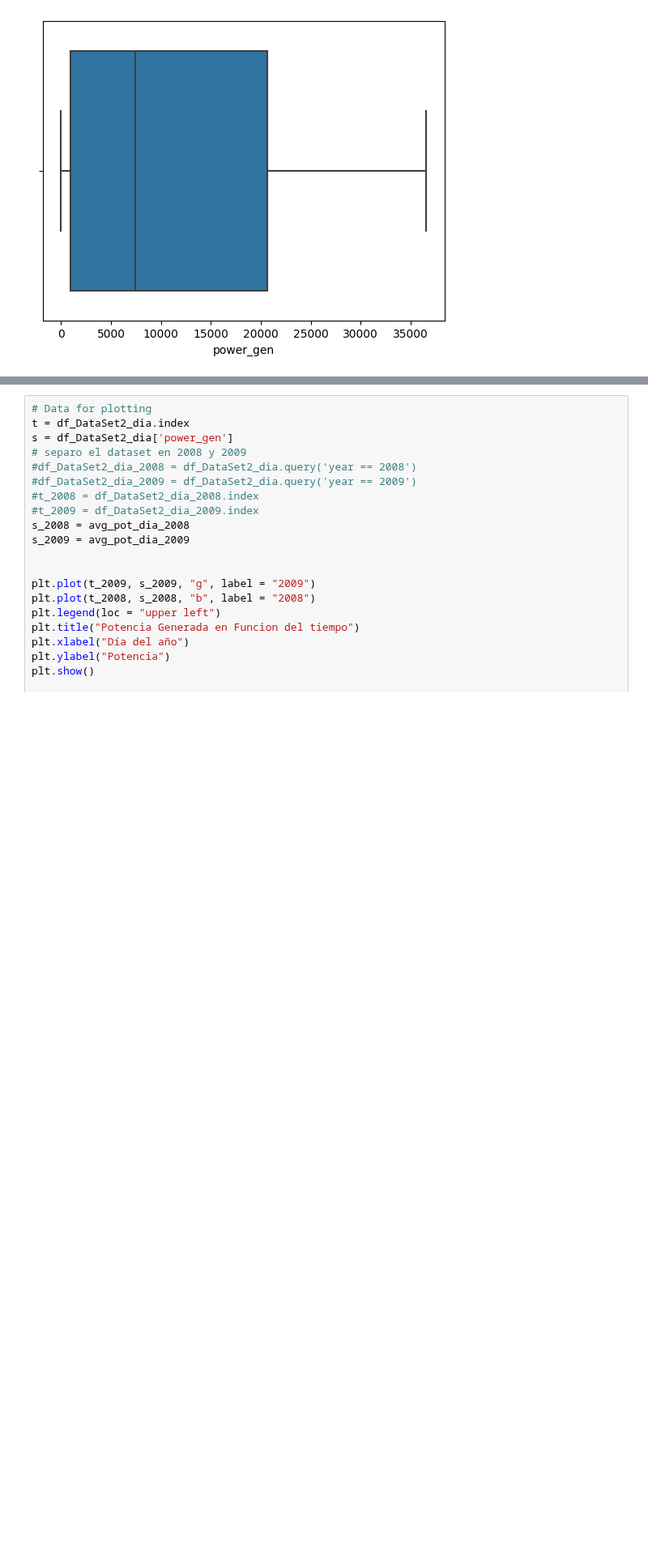
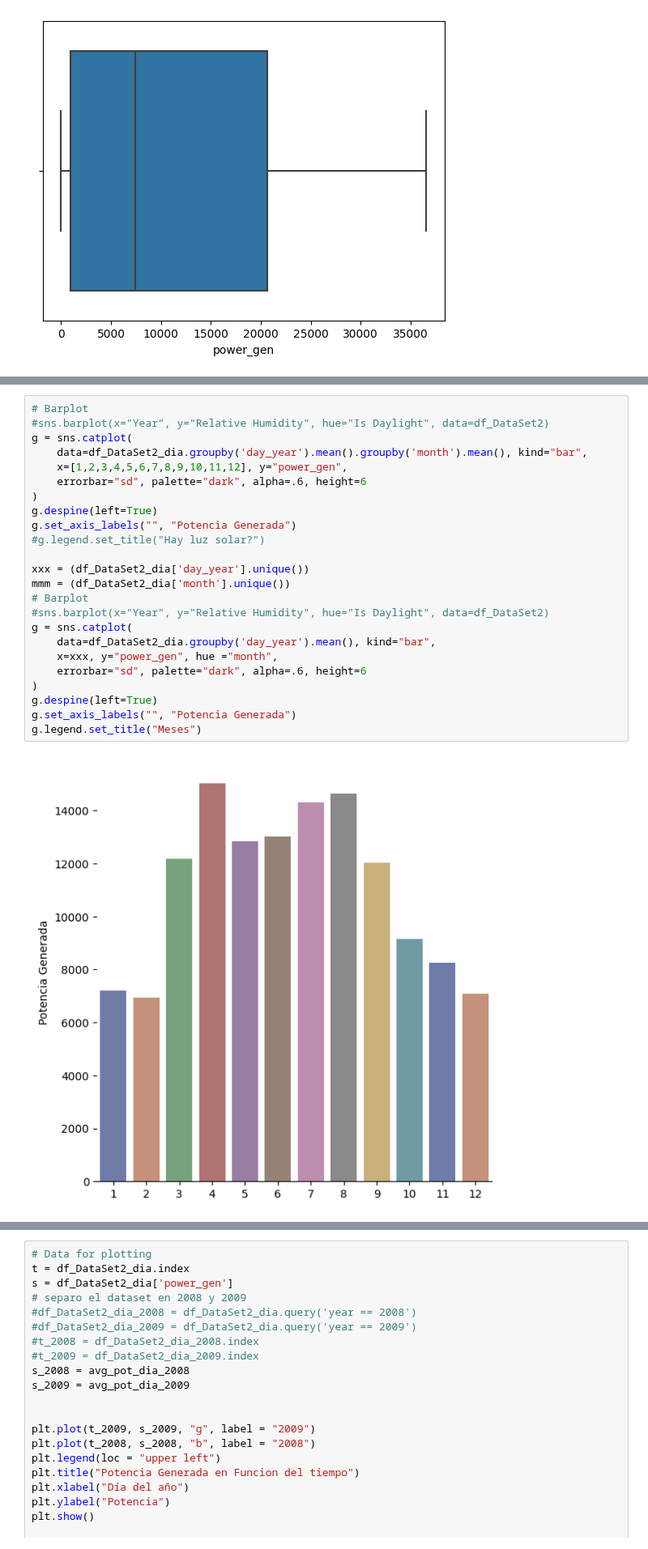
Before and after one commit to FernandoEzequiel/Coder, a Jupyter notebook: notebook/Entregas Coder/Visualizaciones_GarciaGonzalez.ipynb, the cells around one changed output, grey strips where cells are left out. Shown at 81% size. Saved outputs shown, nothing was run; the diff lists cells and outputs as text; blank space fills up the shorter version.

```diff
--- a/notebook/Entregas Coder/Visualizaciones_GarciaGonzalez.ipynb
+++ b/notebook/Entregas Coder/Visualizaciones_GarciaGonzalez.ipynb
@@ -197,0 +209,26 @@ array([245, 246, 247, 248, 249, 250, 251, 252, 253, 254, 255, 256, 257,
+# %%
+# Barplot
+#sns.barplot(x="Year", y="Relative Humidity", hue="Is Daylight", data=df_DataSet2)
+g = sns.catplot(
+    data=df_DataSet2_dia.groupby('day_year').mean().groupby('month').mean(), kind="bar",
+    x=[1,2,3,4,5,6,7,8,9,10,11,12], y="power_gen",
+    errorbar="sd", palette="dark", alpha=.6, height=6
+)
+g.despine(left=True)
+g.set_axis_labels("", "Potencia Generada")
+#g.legend.set_title("Hay luz solar?")
+
+xxx = (df_DataSet2_dia['day_year'].unique())
+mmm = (df_DataSet2_dia['month'].unique())
+# Barplot
+#sns.barplot(x="Year", y="Relative Humidity", hue="Is Daylight", data=df_DataSet2)
+g = sns.catplot(
+    data=df_DataSet2_dia.groupby('day_year').mean(), kind="bar",
+    x=xxx, y="power_gen", hue ="month",
+    errorbar="sd", palette="dark", alpha=.6, height=6
+)
+g.despine(left=True)
+g.set_axis_labels("", "Potencia Generada")
+g.legend.set_title("Meses")
+# %% [output]
+[figure, added]
```
Also changed, not shown: parts of 2 cells of this notebook.
